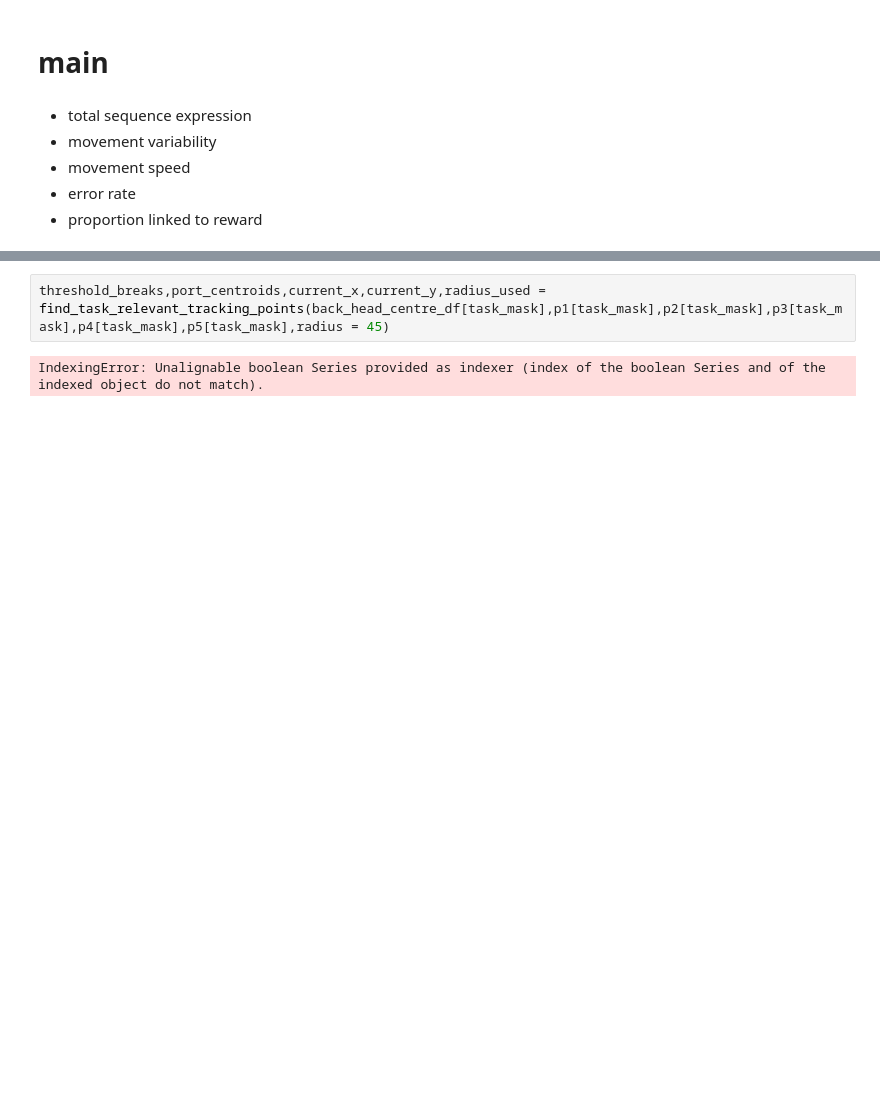
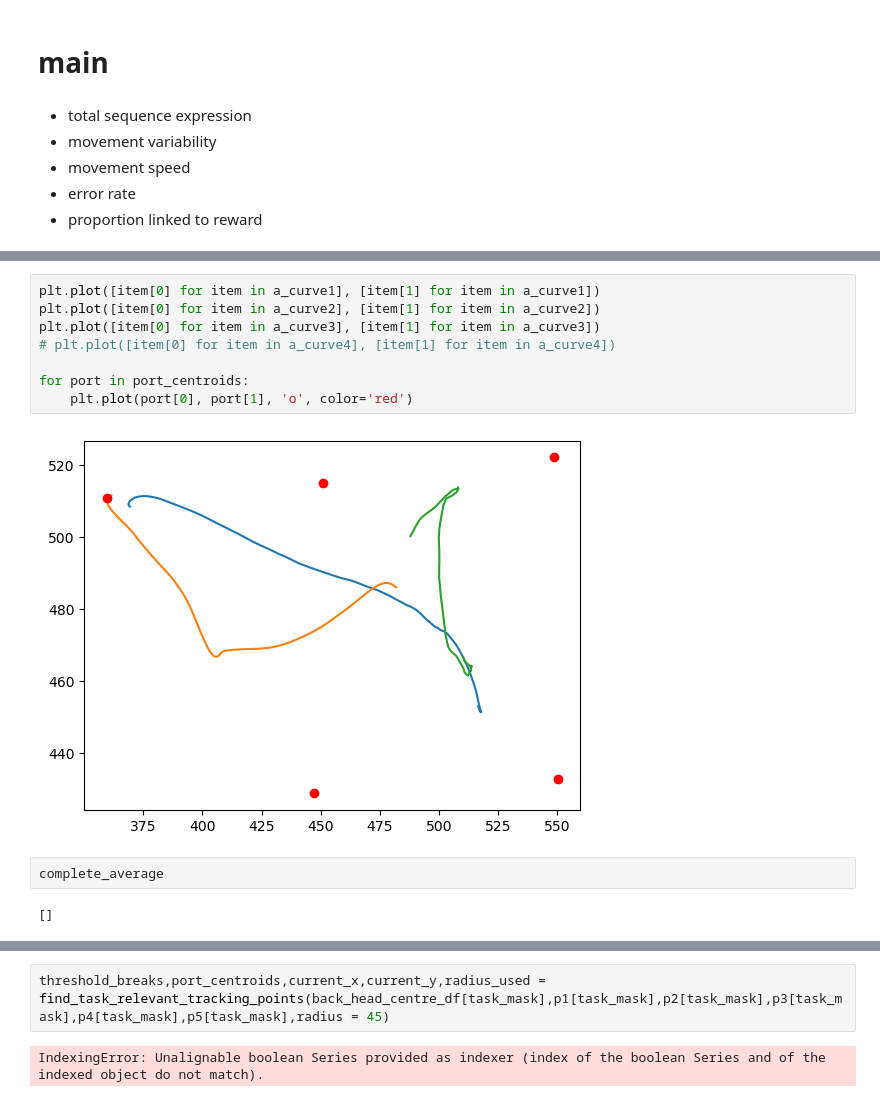
Before and after one commit to EmmettJT/sequences_analyse_PPSeq, a Jupyter notebook: revision_analysis/prioritisation_analysis/behaviour_sleep_link/1_bts_extract_behavioural_features.ipynb, the cells around one changed output, grey strips where cells are left out. Saved outputs shown, nothing was run; the diff lists cells and outputs as text; blank space fills up the shorter version.

```diff
--- a/revision_analysis/prioritisation_analysis/behaviour_sleep_link/1_bts_extract_behavioural_features.ipynb
+++ b/revision_analysis/prioritisation_analysis/behaviour_sleep_link/1_bts_extract_behavioural_features.ipynb
@@ -1035,0 +1089,14 @@ HDF5ExtError: HDF5 error back trace
+# %%
+plt.plot([item[0] for item in a_curve1], [item[1] for item in a_curve1])
+plt.plot([item[0] for item in a_curve2], [item[1] for item in a_curve2])
+plt.plot([item[0] for item in a_curve3], [item[1] for item in a_curve3])
+# plt.plot([item[0] for item in a_curve4], [item[1] for item in a_curve4])
+
+for port in port_centroids:
+    plt.plot(port[0], port[1], 'o', color='red')
+# %% [output]
+[figure, added]
+# %%
+complete_average
+# %% [output]
+[]
```
Also changed, not shown: parts of 19 cells of this notebook.
